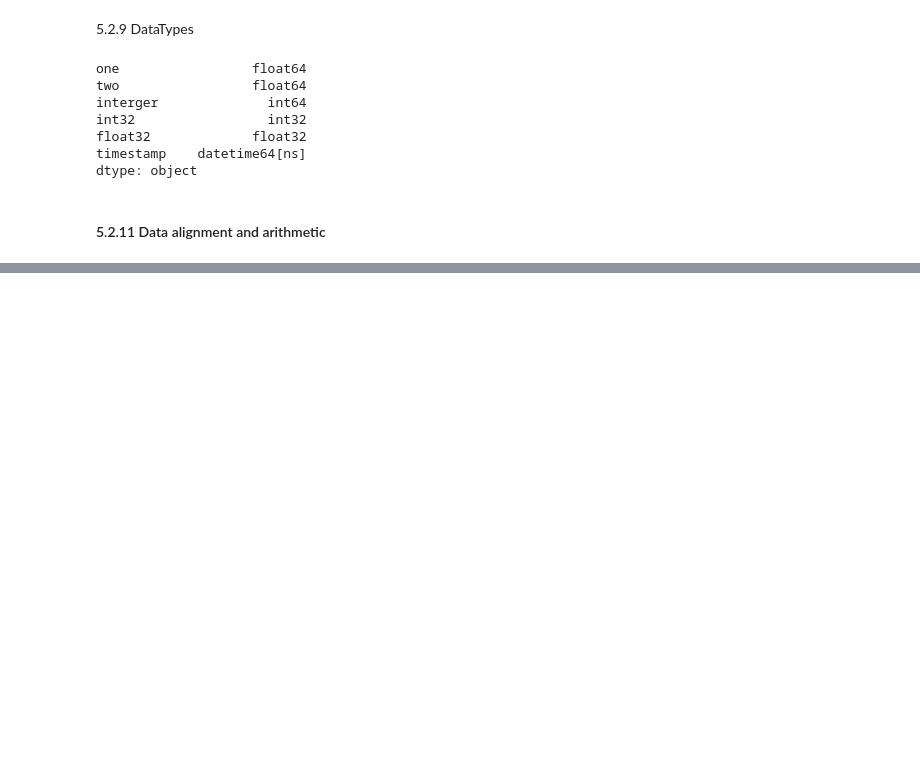
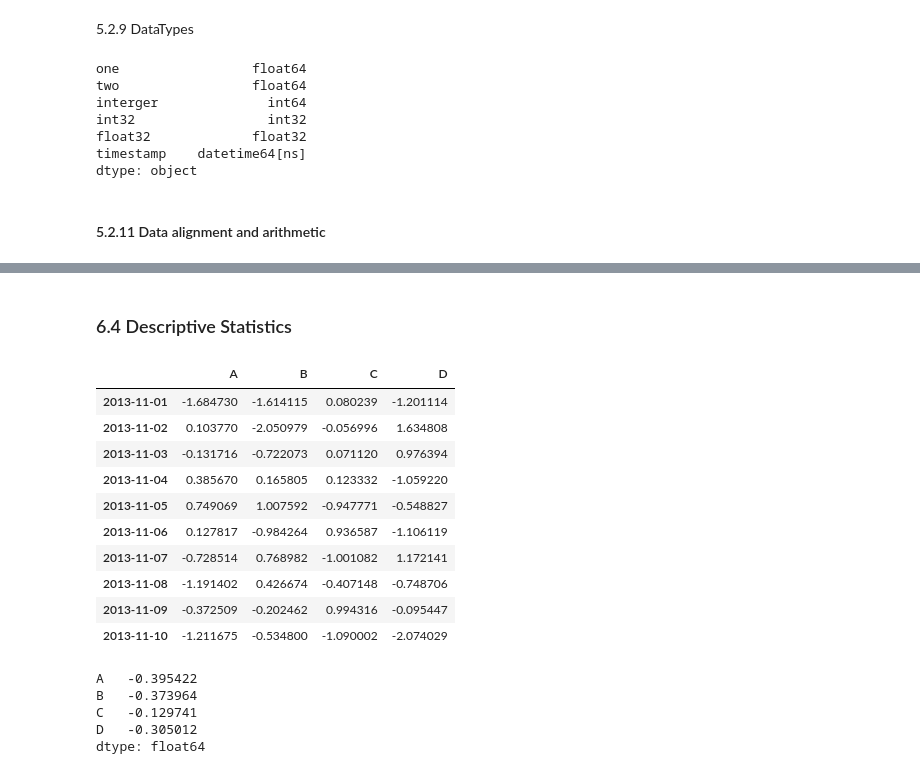
Before and after one commit to chenleo/ipynotebook, a Jupyter notebook: Pandas.ipynb, the cells around one changed output, grey strips where cells are left out. Cells and saved outputs as stored; diff of their text form; code cells hidden in the pictures; blank space fills up the shorter version.

```diff
--- a/Pandas.ipynb
+++ b/Pandas.ipynb
@@ -322,0 +461,24 @@ df - df['A']
+# %% [markdown]
+### 6.4 Descriptive Statistics
+# %%
+df
+# %% [output]
+|  | A | B | C | D |
+| 2013-11-01 | -1.684730 | -1.614115 | 0.080239 | -1.201114 |
+| 2013-11-02 | 0.103770 | -2.050979 | -0.056996 | 1.634808 |
+| 2013-11-03 | -0.131716 | -0.722073 | 0.071120 | 0.976394 |
+| 2013-11-04 | 0.385670 | 0.165805 | 0.123332 | -1.059220 |
+| 2013-11-05 | 0.749069 | 1.007592 | -0.947771 | -0.548827 |
+| 2013-11-06 | 0.127817 | -0.984264 | 0.936587 | -1.106119 |
+| 2013-11-07 | -0.728514 | 0.768982 | -1.001082 | 1.172141 |
+| 2013-11-08 | -1.191402 | 0.426674 | -0.407148 | -0.748706 |
+| 2013-11-09 | -0.372509 | -0.202462 | 0.994316 | -0.095447 |
+| 2013-11-10 | -1.211675 | -0.534800 | -1.090002 | -2.074029 |
+# %%
+df.mean(0)
+# %% [output]
+A   -0.395422
+B   -0.373964
+C   -0.129741
+D   -0.305012
+dtype: float64
```
Also changed, not shown: parts of 38 cells of this notebook.
